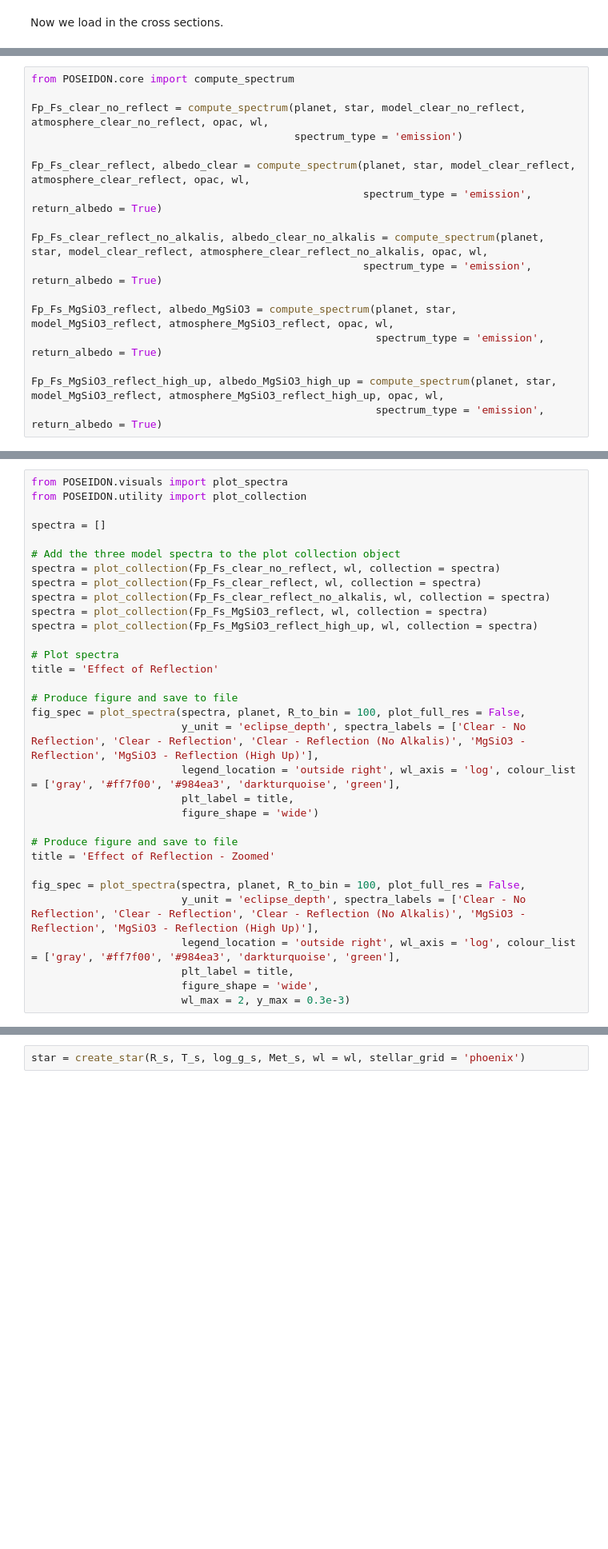
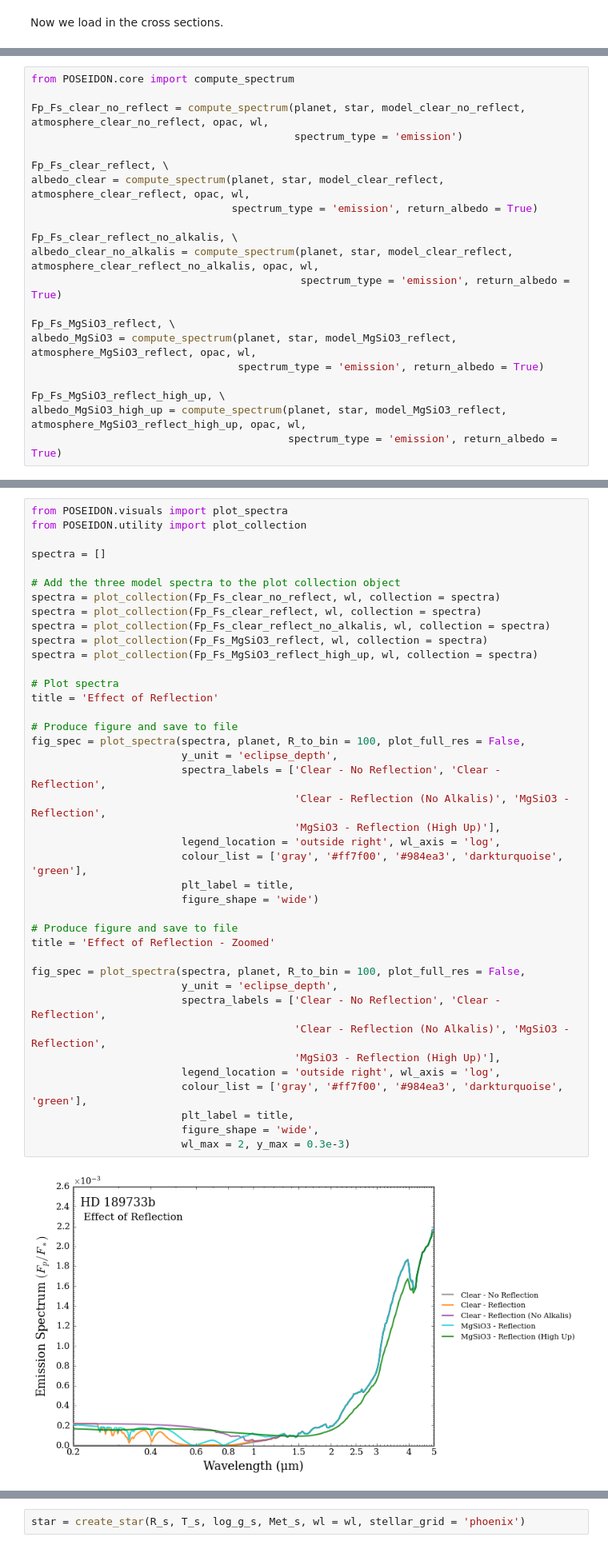
Before and after one commit to MartianColonist/POSEIDON, a Jupyter notebook: docs/content/notebooks/reflection.ipynb, the cells around one changed output, grey strips where cells are left out. Shown at 80% size. Cells and saved outputs as stored; diff of their text form; blank space fills up the shorter version.

```diff
--- a/docs/content/notebooks/reflection.ipynb
+++ b/docs/content/notebooks/reflection.ipynb
@@ -274,14 +266,18 @@ from POSEIDON.core import compute_spectrum
 Fp_Fs_clear_no_reflect = compute_spectrum(planet, star, model_clear_no_reflect, atmosphere_clear_no_reflect, opac, wl,
                                           spectrum_type = 'emission')
 
-Fp_Fs_clear_reflect, albedo_clear = compute_spectrum(planet, star, model_clear_reflect, atmosphere_clear_reflect, opac, wl,
-                                                     spectrum_type = 'emission', return_albedo = True)
+Fp_Fs_clear_reflect, \
+albedo_clear = compute_spectrum(planet, star, model_clear_reflect, atmosphere_clear_reflect, opac, wl,
+                                spectrum_type = 'emission', return_albedo = True)
 
-Fp_Fs_clear_reflect_no_alkalis, albedo_clear_no_alkalis = compute_spectrum(planet, star, model_clear_reflect, atmosphere_clear_reflect_no_alkalis, opac, wl,
-                                                     spectrum_type = 'emission', return_albedo = True)
+Fp_Fs_clear_reflect_no_alkalis, \
+albedo_clear_no_alkalis = compute_spectrum(planet, star, model_clear_reflect, atmosphere_clear_reflect_no_alkalis, opac, wl,
+                                           spectrum_type = 'emission', return_albedo = True)
 
-Fp_Fs_MgSiO3_reflect, albedo_MgSiO3 = compute_spectrum(planet, star, model_MgSiO3_reflect, atmosphere_MgSiO3_reflect, opac, wl,
-                                                       spectrum_type = 'emission', return_albedo = True)
+Fp_Fs_MgSiO3_reflect, \
+albedo_MgSiO3 = compute_spectrum(planet, star, model_MgSiO3_reflect, atmosphere_MgSiO3_reflect, opac, wl,
+                                 spectrum_type = 'emission', return_albedo = True)
 
-Fp_Fs_MgSiO3_reflect_high_up, albedo_MgSiO3_high_up = compute_spectrum(planet, star, model_MgSiO3_reflect, atmosphere_MgSiO3_reflect_high_up, opac, wl,
-                                                       spectrum_type = 'emission', return_albedo = True)
+Fp_Fs_MgSiO3_reflect_high_up, \
+albedo_MgSiO3_high_up = compute_spectrum(planet, star, model_MgSiO3_reflect, atmosphere_MgSiO3_reflect_high_up, opac, wl,
+                                         spectrum_type = 'emission', return_albedo = True)
@@ -293,32 +286,42 @@ Generate the plots
 # %%
 from POSEIDON.visuals import plot_spectra
 from POSEIDON.utility import plot_collection
 
 spectra = []
 
 # Add the three model spectra to the plot collection object
 spectra = plot_collection(Fp_Fs_clear_no_reflect, wl, collection = spectra)
 spectra = plot_collection(Fp_Fs_clear_reflect, wl, collection = spectra)
 spectra = plot_collection(Fp_Fs_clear_reflect_no_alkalis, wl, collection = spectra)
 spectra = plot_collection(Fp_Fs_MgSiO3_reflect, wl, collection = spectra)
 spectra = plot_collection(Fp_Fs_MgSiO3_reflect_high_up, wl, collection = spectra)
 
 # Plot spectra
 title = 'Effect of Reflection'
 
 # Produce figure and save to file
 fig_spec = plot_spectra(spectra, planet, R_to_bin = 100, plot_full_res = False,
-                        y_unit = 'eclipse_depth', spectra_labels = ['Clear - No Reflection', 'Clear - Reflection', 'Clear - Reflection (No Alkalis)', 'MgSiO3 - Reflection', 'MgSiO3 - Reflection (High Up)'],
-                        legend_location = 'outside right', wl_axis = 'log', colour_list = ['gray', '#ff7f00', '#984ea3', 'darkturquoise', 'green'],
+                        y_unit = 'eclipse_depth',
+                        spectra_labels = ['Clear - No Reflection', 'Clear - Reflection',
+                                          'Clear - Reflection (No Alkalis)', 'MgSiO3 - Reflection',
+                                          'MgSiO3 - Reflection (High Up)'],
+                        legend_location = 'outside right', wl_axis = 'log',
+                        colour_list = ['gray', '#ff7f00', '#984ea3', 'darkturquoise', 'green'],
                         plt_label = title,
                         figure_shape = 'wide')
 
 # Produce figure and save to file
 title = 'Effect of Reflection - Zoomed'
 
 fig_spec = plot_spectra(spectra, planet, R_to_bin = 100, plot_full_res = False,
-                        y_unit = 'eclipse_depth', spectra_labels = ['Clear - No Reflection', 'Clear - Reflection', 'Clear - Reflection (No Alkalis)', 'MgSiO3 - Reflection', 'MgSiO3 - Reflection (High Up)'],
-                        legend_location = 'outside right', wl_axis = 'log', colour_list = ['gray', '#ff7f00', '#984ea3', 'darkturquoise', 'green'],
+                        y_unit = 'eclipse_depth',
+                        spectra_labels = ['Clear - No Reflection', 'Clear - Reflection',
+                                          'Clear - Reflection (No Alkalis)', 'MgSiO3 - Reflection',
+                                          'MgSiO3 - Reflection (High Up)'],
+                        legend_location = 'outside right', wl_axis = 'log',
+                        colour_list = ['gray', '#ff7f00', '#984ea3', 'darkturquoise', 'green'],
                         plt_label = title,
                         figure_shape = 'wide',
                         wl_max = 2, y_max = 0.3e-3)
+# %% [output]
+[figure, added]
```
Also changed, not shown: parts of 22 cells of this notebook, 1 other file.
